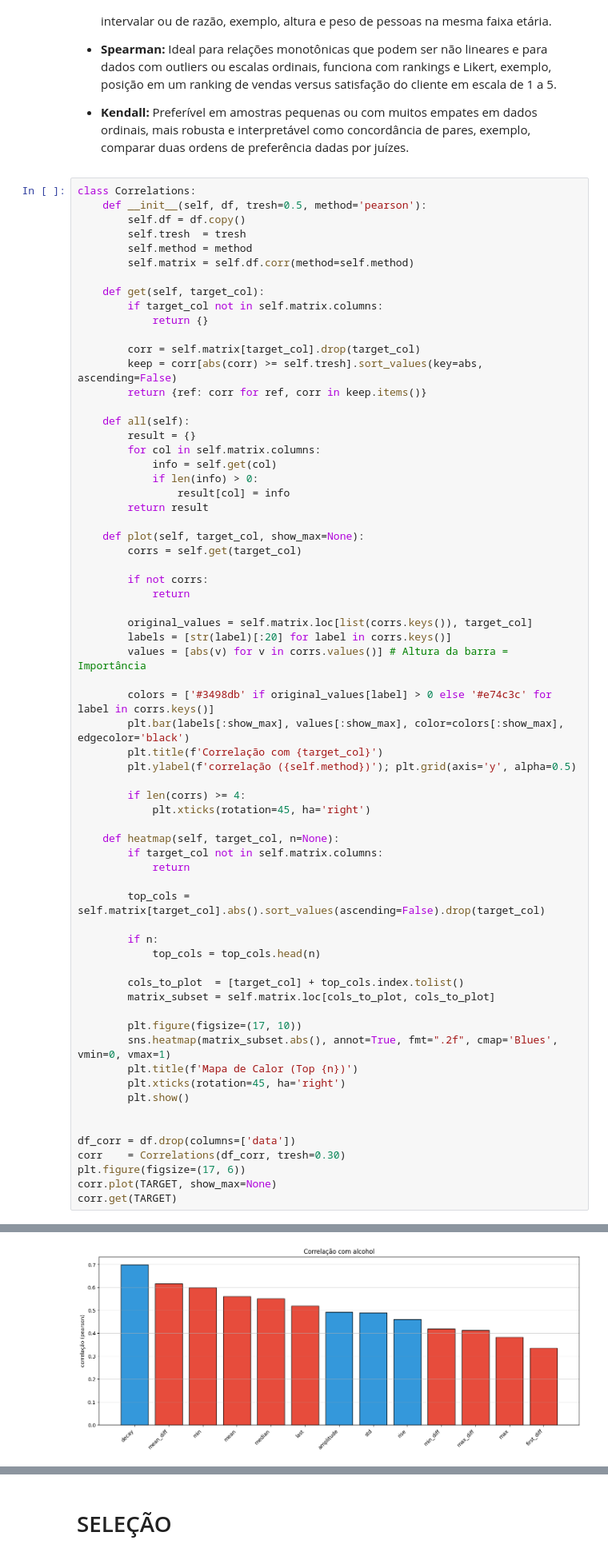
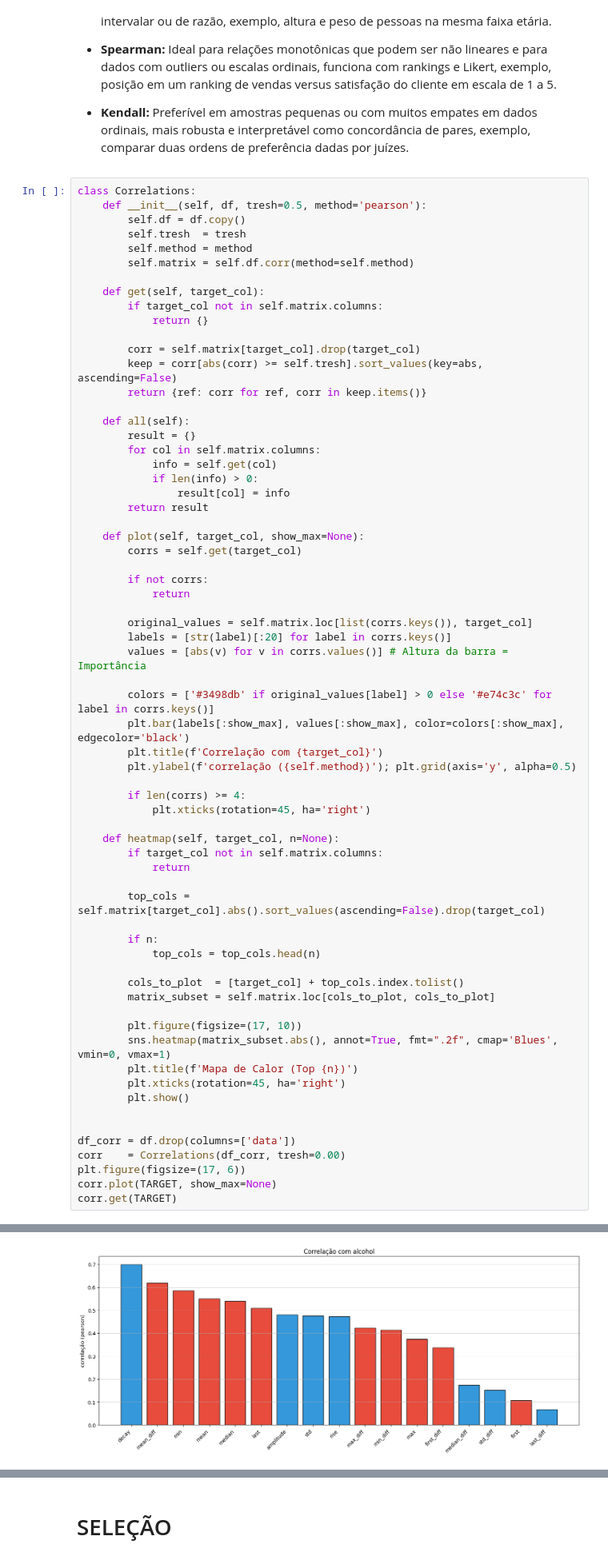
Before and after one commit to KlaussMarchi/DataScience, a Jupyter notebook: Alcohol/Model/Standard/1 - Processing.ipynb, the cells around one changed output, grey strips where cells are left out. Shown at 80% size. Saved outputs shown, nothing was run; the diff lists cells and outputs as text.

```diff
--- a/Alcohol/Model/Standard/1 - Processing.ipynb
+++ b/Alcohol/Model/Standard/1 - Processing.ipynb
@@ -290,7 +292,7 @@ class Correlations:
 
 
 df_corr = df.drop(columns=['data'])
-corr    = Correlations(df_corr, tresh=0.30)
+corr    = Correlations(df_corr, tresh=0.00)
 plt.figure(figsize=(17, 6))
 corr.plot(TARGET, show_max=None)
 corr.get(TARGET)
@@ -311,4 +317,4 @@ corr.get(TARGET)
-[figure, old version]
+[figure, new version]
 # %%
 corr.heatmap(TARGET, n=15)
 # %% [output]
```
Also changed, not shown: parts of 13 cells of this notebook, 16 other files.
